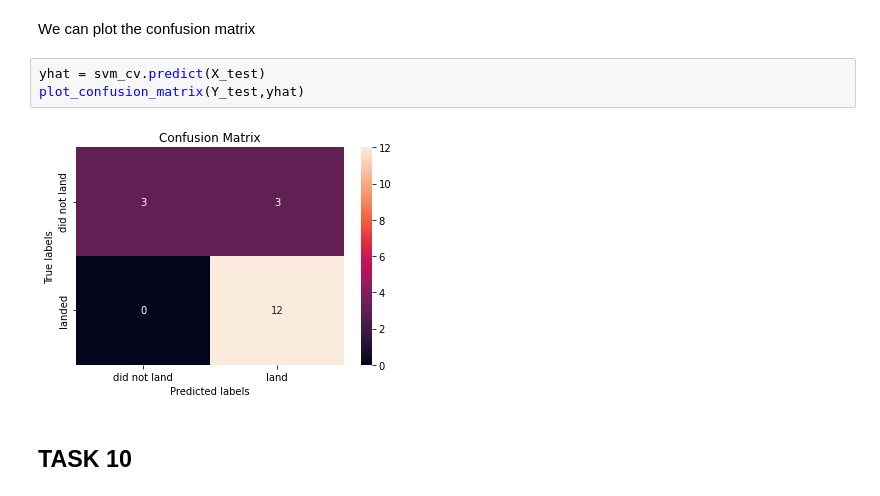
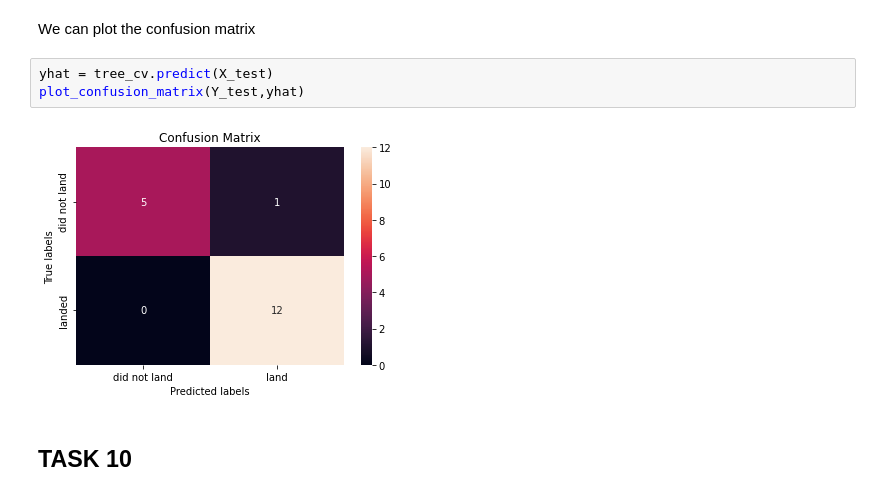
Before and after one commit to HarithaGurivireddy/IBM-DataScience-Capstone-SpaceX, a Jupyter notebook: Machine learning prediction.ipynb, the cells around one changed output. Saved outputs shown, nothing was run; the diff lists cells and outputs as text.

```diff
--- a/Machine learning prediction.ipynb
+++ b/Machine learning prediction.ipynb
@@ -279,10 +279,10 @@ tree_cv.score(X_test,Y_test)
 # %% [markdown]
 We can plot the confusion matrix
 # %%
-yhat = svm_cv.predict(X_test)
+yhat = tree_cv.predict(X_test)
 plot_confusion_matrix(Y_test,yhat)
 # %% [output]
-[figure, old version]
+[figure, new version]
 # %% [markdown]
 ## TASK  10
 # %% [markdown]
```
Also changed, not shown: parts of 3 cells of this notebook.
